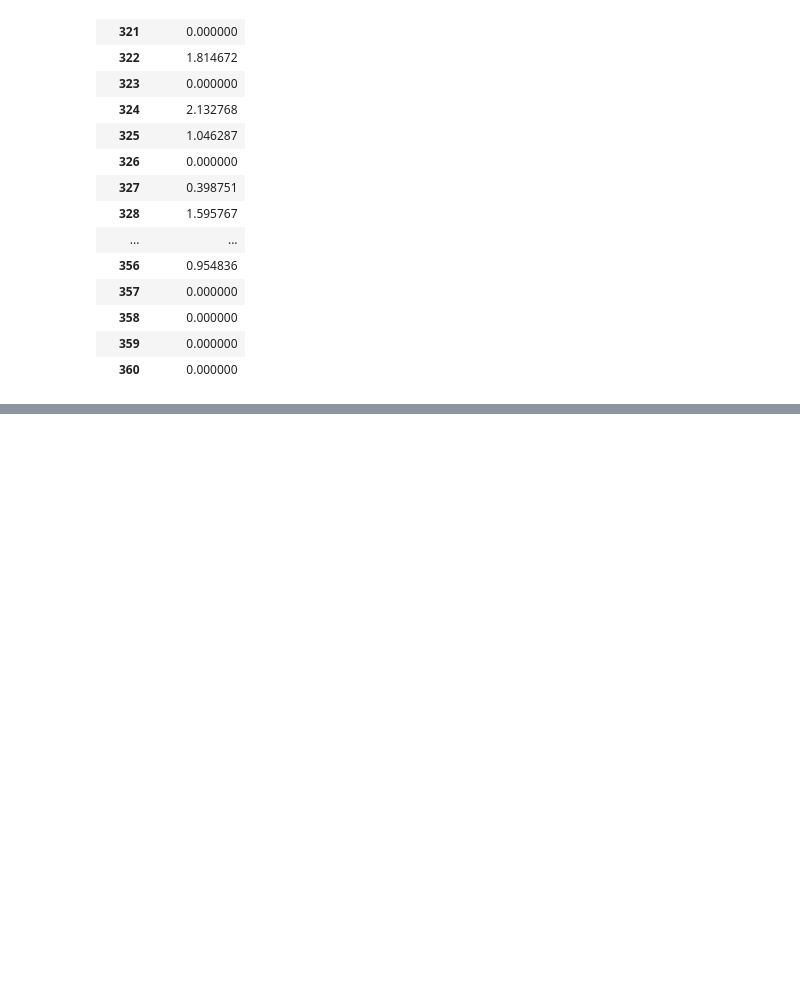
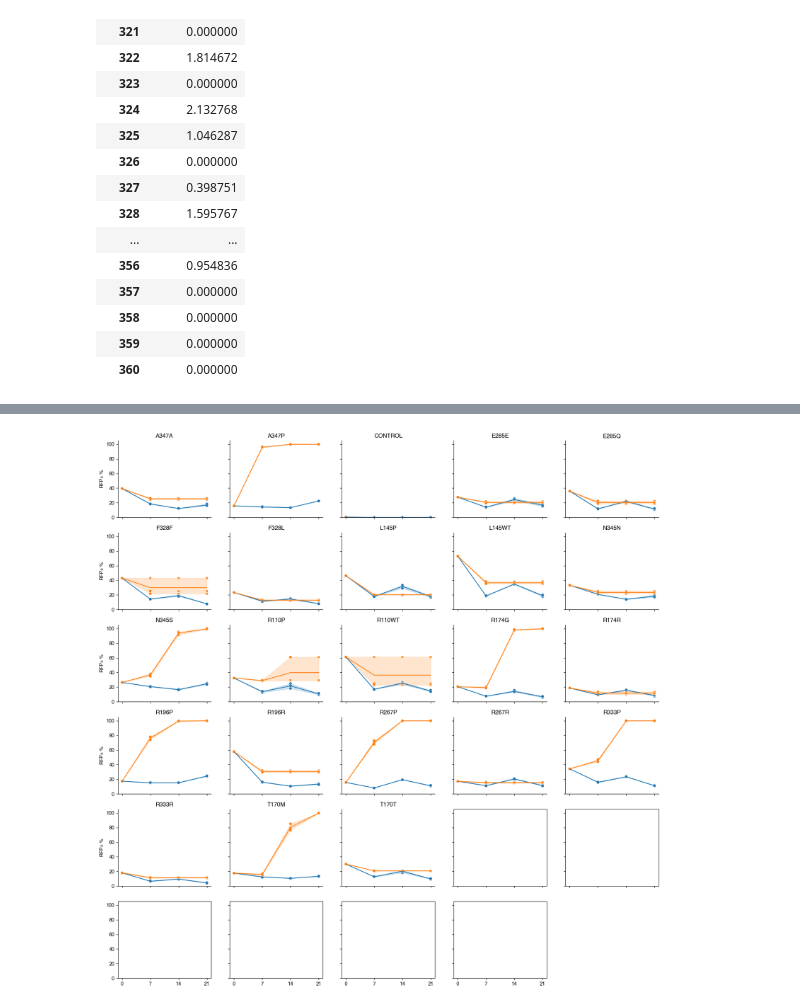
Before and after one commit to samgould2/p53-prime-editing-sensor, a Jupyter notebook: figure6.ipynb, the cells around one changed output, grey strips where cells are left out. Cells and saved outputs as stored; diff of their text form; code cells hidden in the pictures; blank space fills up the shorter version.

```diff
--- a/figure6.ipynb
+++ b/figure6.ipynb
@@ -555,0 +734,41 @@ delta_df
+# %%
+t0_df = pd.read_csv(f'{fp2}/{l2[0]}')
+match_df2 = match_df[1:7]
+
+a549 = read_samples(t0_df, match_df2)
+a549['pegRNA Identity'] = [i.upper() for i in a549['pegRNA Identity']]
+#a549 = a549[a549['pegRNA Identity']!='CONTROL']
+a549 = event_correction(a549, timepoint_final=3, event_threshold=500).drop(columns='index')
+# %%
+plot_df = a549
+
+#and plotting
+s1 = np.unique(plot_df['pegRNA Identity'])
+samp_dict = dict(zip(list(range(1, len(s1)+1)), s1))
+
+fig, ax = plt.subplots(6,5, figsize=(20,20), sharex=True, sharey=True)
+for i in range(6):
+    for k in range(5):
+        row = i%6
+        col = k
+        sample_num = k +1+ i*5
+        if sample_num<=len(s1):
+            sns.lineplot(data = plot_df[plot_df['pegRNA Identity']==samp_dict[sample_num]], x='Timepoint', y='RFP+ %', hue='Treatment', ax = ax[row][col], legend=False)
+            sns.scatterplot(data = plot_df[plot_df['pegRNA Identity']==samp_dict[sample_num]], x='Timepoint', y='RFP+ %', hue='Treatment', style = 'Corrected', markers=['o', 'X'], ax = ax[row][col], legend=False)
+            if sample_num<=29:
+                tit = samp_dict[sample_num]
+                ax[row][col].set_title(tit)
+                ax[row][col].spines['top'].set_visible(False)
+                ax[row][col].spines['right'].set_visible(False)
+
+            else:
+                continue
+        else:
+            continue
+
+ax[0][0].set_xticks([0,1,2,3])
+ax[0][0].set_xticklabels([0,7,14,21])
+ax[0][0].set_ylim(0,105)
+fig.delaxes(ax[5][4])
+# %% [output]
+[figure, added]
```
Also changed, not shown: parts of 4 cells of this notebook.
